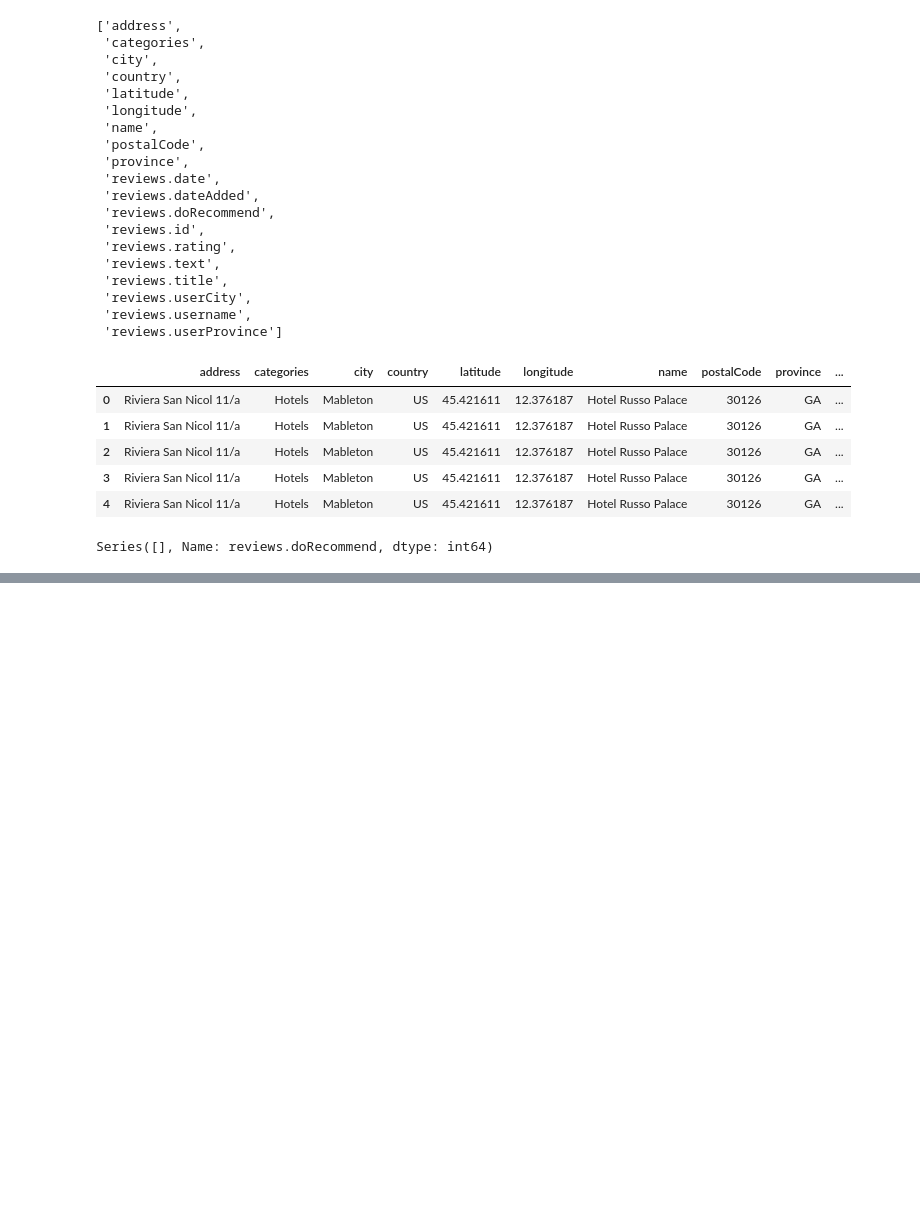
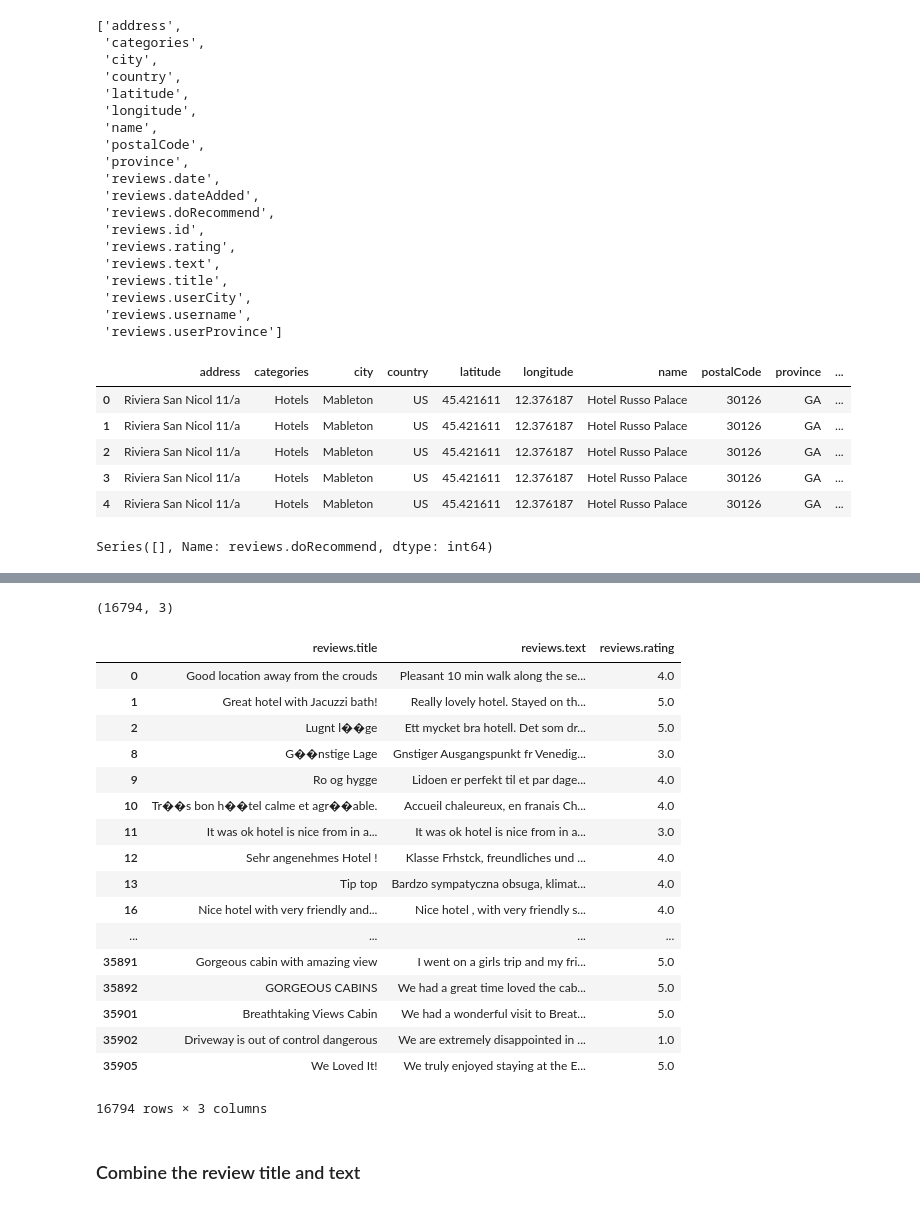
Before and after one commit to rtjfarrimond/hotel-review-embedding, a Jupyter notebook: Embedding.ipynb, the cells around one changed output, grey strips where cells are left out. Saved outputs shown, nothing was run; the diff lists cells and outputs as text; code cells hidden in the pictures; blank space fills up the shorter version.

```diff
--- a/Embedding.ipynb
+++ b/Embedding.ipynb
@@ -72,0 +112,30 @@ From the above inspection we note that we can use the `reviews.text` + `reviews.
+# %%
+cleaned.drop_duplicates(inplace=True, subset='reviews.text', keep=False)
+cleaned.drop_duplicates(inplace=True, subset='reviews.title', keep=False)
+# %%
+cleaned.shape
+# %% [output]
+(16794, 3)
+# %%
+cleaned
+# %% [output]
+|  | reviews.title | reviews.text | reviews.rating |
+| 0 | Good location away from the crouds | Pleasant 10 min walk along the se... | 4.0 |
+| 1 | Great hotel with Jacuzzi bath! | Really lovely hotel. Stayed on th... | 5.0 |
+| 2 | Lugnt l��ge | Ett mycket bra hotell. Det som dr... | 5.0 |
+| 8 | G��nstige Lage | Gnstiger Ausgangspunkt fr Venedig... | 3.0 |
+| 9 | Ro og hygge | Lidoen er perfekt til et par dage... | 4.0 |
+| 10 | Tr��s bon h��tel calme et agr��able. | Accueil chaleureux, en franais Ch... | 4.0 |
+| 11 | It was ok hotel is nice from in a... | It was ok hotel is nice from in a... | 3.0 |
+| 12 | Sehr angenehmes Hotel ! | Klasse Frhstck, freundliches und ... | 4.0 |
+| 13 | Tip top | Bardzo sympatyczna obsuga, klimat... | 4.0 |
+| 16 | Nice hotel with very friendly and... | Nice hotel , with very friendly s... | 4.0 |
+| ... | ... | ... | ... |
+| 35891 | Gorgeous cabin with amazing view | I went on a girls trip and my fri... | 5.0 |
+| 35892 | GORGEOUS CABINS | We had a great time loved the cab... | 5.0 |
+| 35901 | Breathtaking Views Cabin | We had a wonderful visit to Breat... | 5.0 |
+| 35902 | Driveway is out of control dangerous | We are extremely disappointed in ... | 1.0 |
+| 35905 | We Loved It! | We truly enjoyed staying at the E... | 5.0 |
+16794 rows × 3 columns
+# %% [markdown]
+### Combine the review title and text
```
Also changed, not shown: parts of 41 cells of this notebook.
